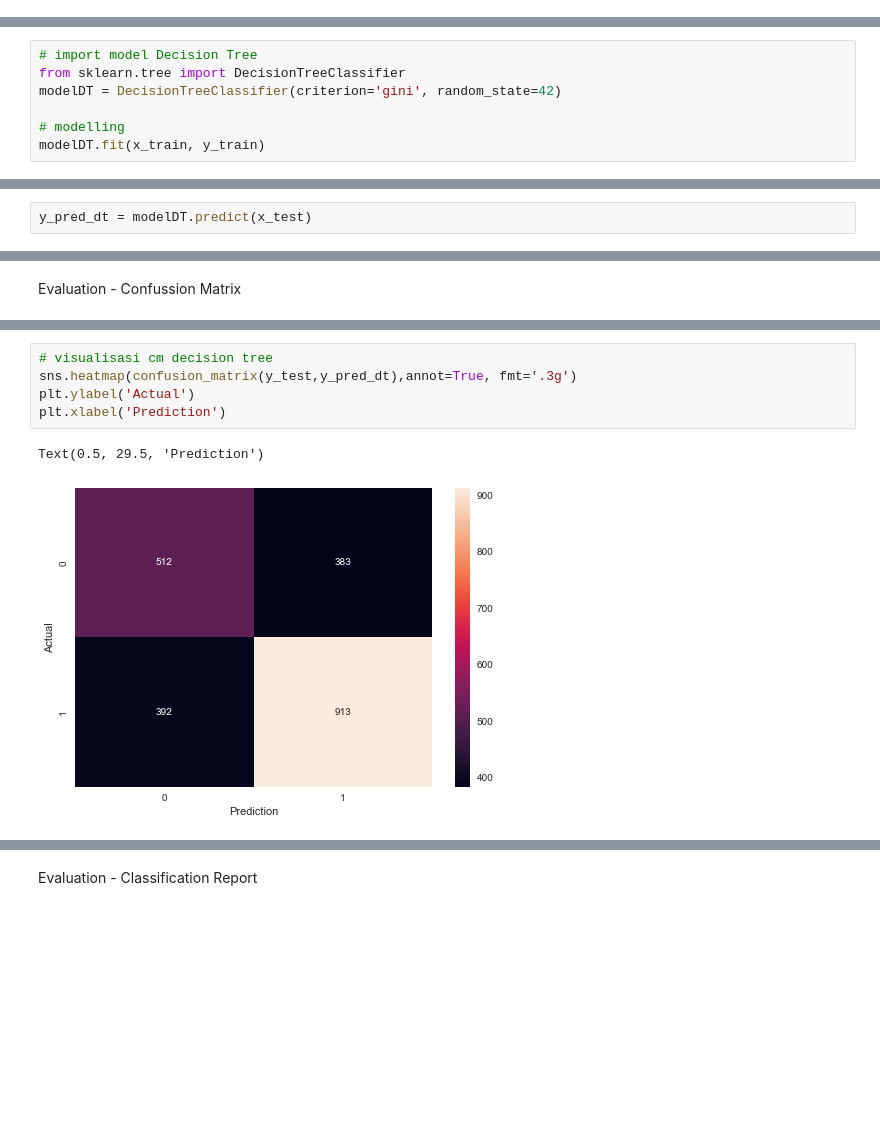
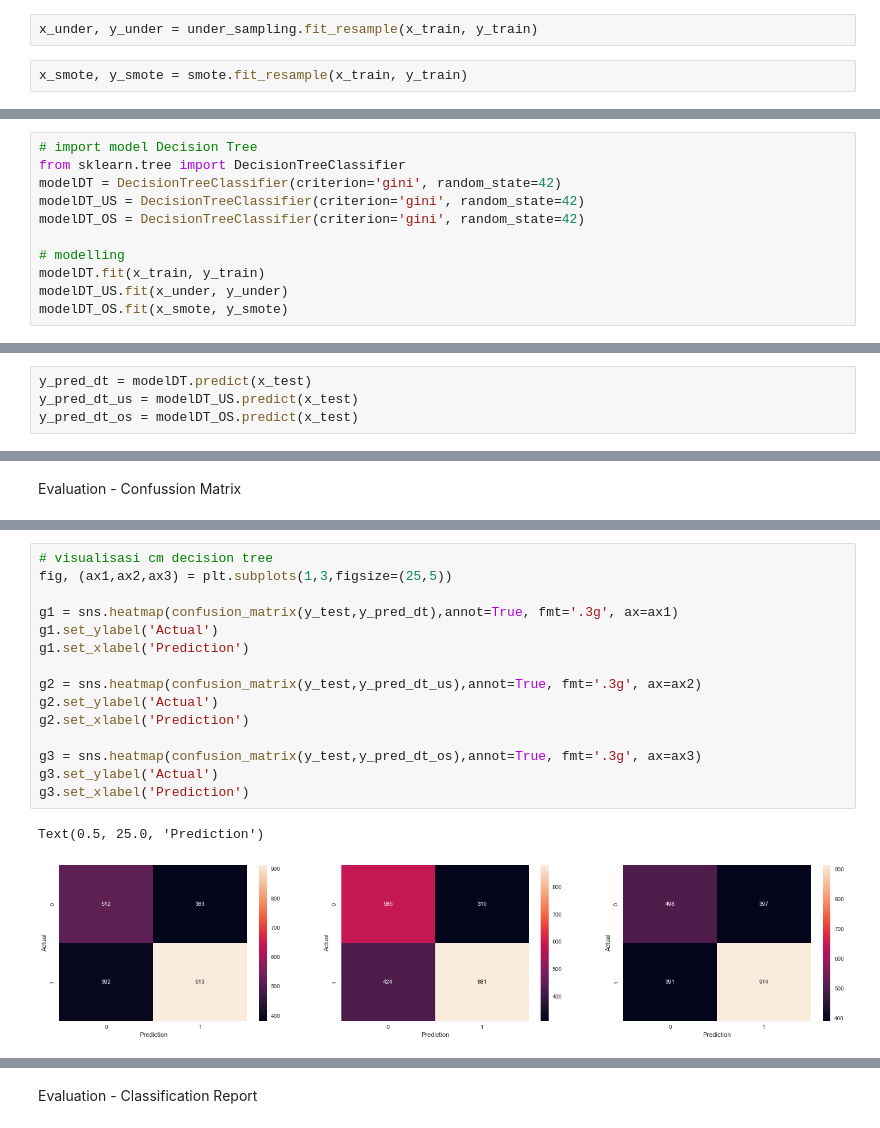
Before and after one commit to Dwisaputra204/e-commerce-shipping-prediction, a Jupyter notebook: e-commerce shipping prediction.ipynb, the cells around one changed output, grey strips where cells are left out. Cells and saved outputs as stored; diff of their text form; blank space fills up the shorter version.

Commit message:
sampling & tuning

```diff
--- a/e-commerce shipping prediction.ipynb
+++ b/e-commerce shipping prediction.ipynb
@@ -338,0 +365,4 @@ data.head()
+# %%
+x_under, y_under = under_sampling.fit_resample(x_train, y_train)
+# %%
+x_smote, y_smote = smote.fit_resample(x_train, y_train)
@@ -350,13 +392,19 @@ Model - Decision Tree
 # import model Decision Tree
 from sklearn.tree import DecisionTreeClassifier
 modelDT = DecisionTreeClassifier(criterion='gini', random_state=42)
+modelDT_US = DecisionTreeClassifier(criterion='gini', random_state=42)
+modelDT_OS = DecisionTreeClassifier(criterion='gini', random_state=42)
 
 # modelling
 modelDT.fit(x_train, y_train)
+modelDT_US.fit(x_under, y_under)
+modelDT_OS.fit(x_smote, y_smote)
 # %% [output]
 DecisionTreeClassifier(random_state=42)
 # %%
 y_pred_dt = modelDT.predict(x_test)
+y_pred_dt_us = modelDT_US.predict(x_test)
+y_pred_dt_os = modelDT_OS.predict(x_test)
 # %% [markdown]
 Model - Random Forest
 # %%
@@ -435,8 +552,18 @@ print(confusion_matrix(y_test,y_pred_xgb))
 # %%
 # visualisasi cm decision tree
-sns.heatmap(confusion_matrix(y_test,y_pred_dt),annot=True, fmt='.3g')
-plt.ylabel('Actual')
-plt.xlabel('Prediction')
+fig, (ax1,ax2,ax3) = plt.subplots(1,3,figsize=(25,5))
+
+g1 = sns.heatmap(confusion_matrix(y_test,y_pred_dt),annot=True, fmt='.3g', ax=ax1)
+g1.set_ylabel('Actual')
+g1.set_xlabel('Prediction')
+
+g2 = sns.heatmap(confusion_matrix(y_test,y_pred_dt_us),annot=True, fmt='.3g', ax=ax2)
+g2.set_ylabel('Actual')
+g2.set_xlabel('Prediction')
+
+g3 = sns.heatmap(confusion_matrix(y_test,y_pred_dt_os),annot=True, fmt='.3g', ax=ax3)
+g3.set_ylabel('Actual')
+g3.set_xlabel('Prediction')
 # %% [output]
-Text(0.5, 29.5, 'Prediction')
+Text(0.5, 25.0, 'Prediction')
-[figure, old version]
+[figure, new version]
```
Also changed, not shown: parts of 65 cells of this notebook.
